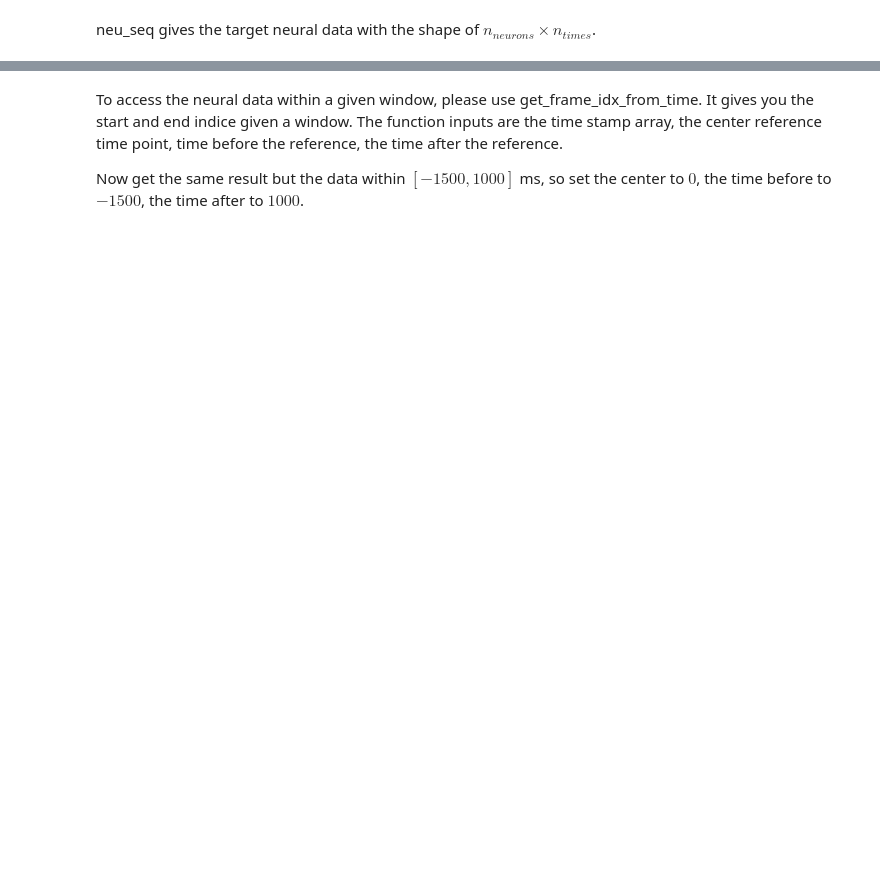
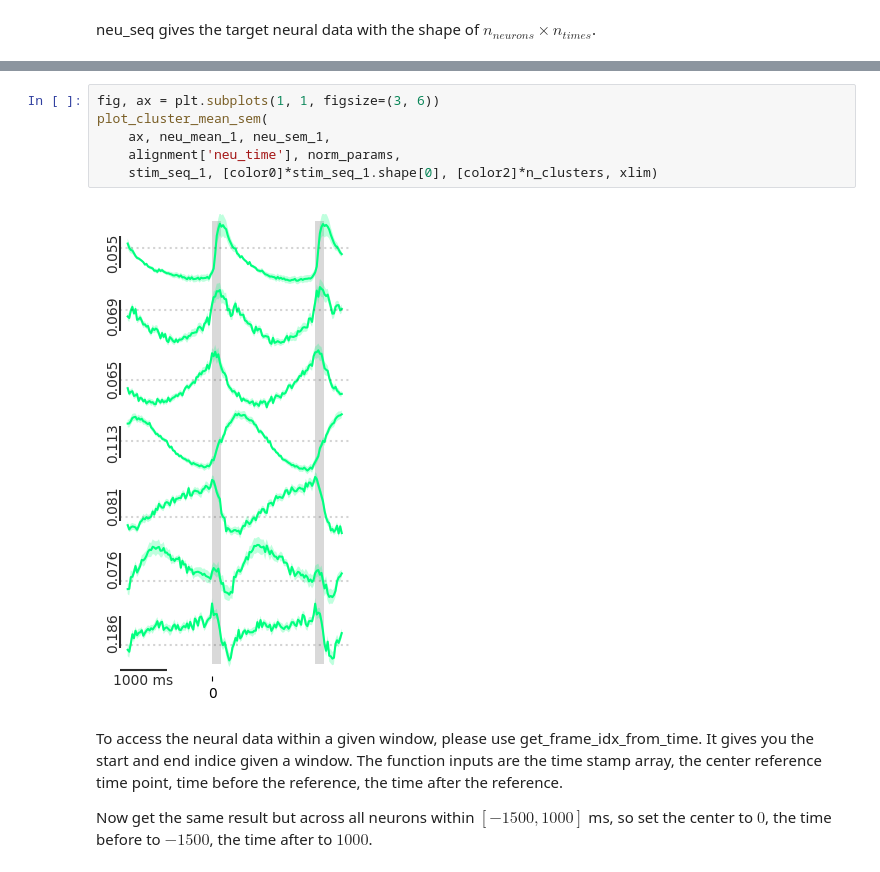
Before and after one commit to najafi-laboratory/2p_imaging, a Jupyter notebook: passive_interval_oddball_202412/notebooks/quick_start.ipynb, the cells around one changed output, grey strips where cells are left out. Cells and saved outputs as stored; diff of their text form; blank space fills up the shorter version.

```diff
--- a/passive_interval_oddball_202412/notebooks/quick_start.ipynb
+++ b/passive_interval_oddball_202412/notebooks/quick_start.ipynb
@@ -339,7 +1936,15 @@ plt.show()
+# %%
+fig, ax = plt.subplots(1, 1, figsize=(3, 6))
+plot_cluster_mean_sem(
+    ax, neu_mean_1, neu_sem_1,
+    alignment['neu_time'], norm_params,
+    stim_seq_1, [color0]*stim_seq_1.shape[0], [color2]*n_clusters, xlim)
+# %% [output]
+[figure, added]
 # %% [markdown]
 To access the neural data within a given window, please use get_frame_idx_from_time. It gives you the start and end indice given a window. The function inputs are the time stamp array, the center reference time point, time before the reference, the time after the reference.
 
-Now get the same result but the data within $[-1500, 1000]$ ms, so set the center to $0$, the time before to $-1500$, the time after to $1000$.
+Now get the same result but across all neurons within $[-1500, 1000]$ ms, so set the center to $0$, the time before to $-1500$, the time after to $1000$.
 # %%
 win_eval = [-1500, 1000]
 l_idx, r_idx = get_frame_idx_from_time(alignment['neu_time'], 0, win_eval[0], win_eval[1])
```
Also changed, not shown: parts of 37 cells of this notebook, 15 other files.
